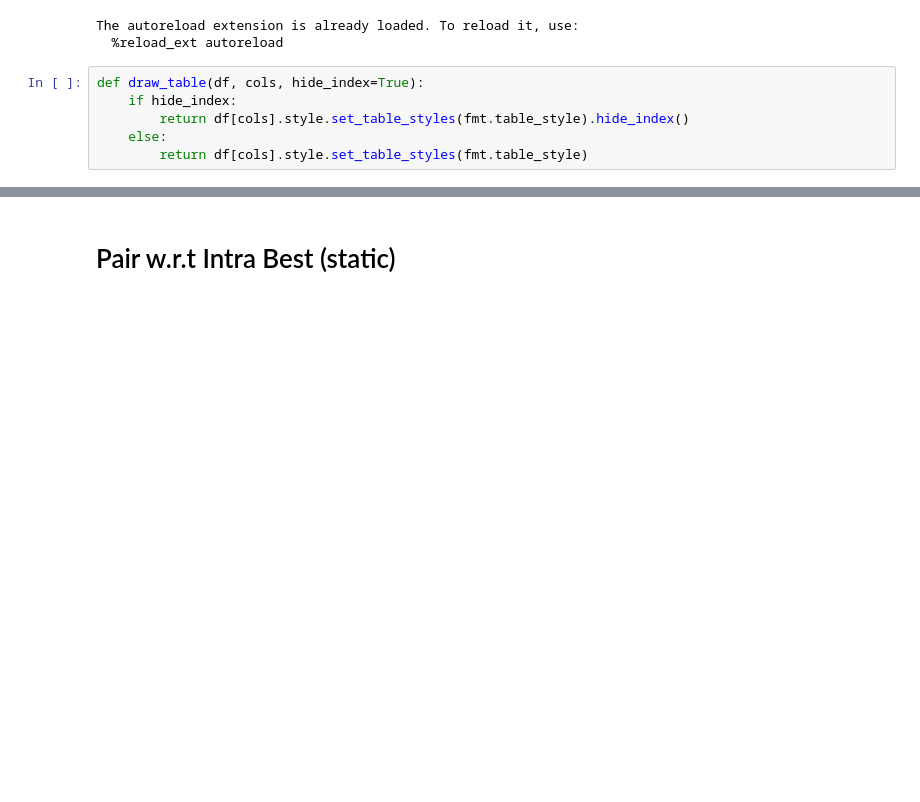
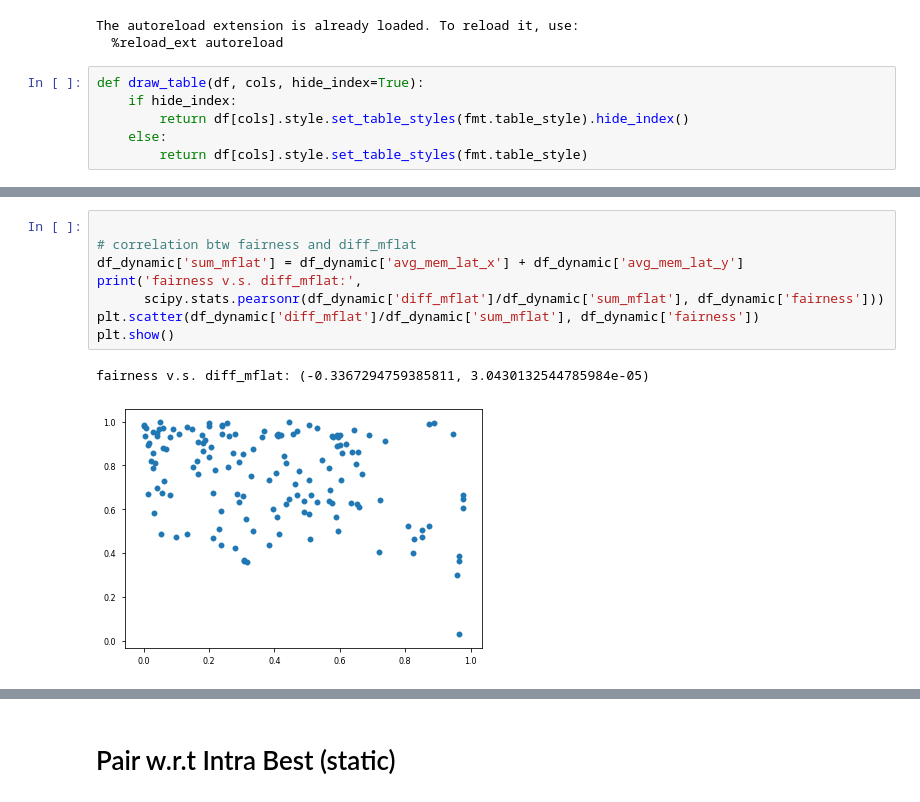
Before and after one commit to UofT-EcoSystem/GPU-Virtualization-Benchmarks, a Jupyter notebook: util/data/notebooks/View_Pairs.ipynb, the cells around one changed output, grey strips where cells are left out. Drawn from its saved outputs; the diff is of its cells as text; blank space fills up the shorter version.

```diff
--- a/util/data/notebooks/View_Pairs.ipynb
+++ b/util/data/notebooks/View_Pairs.ipynb
@@ -43,0 +53,11 @@ output = os.path.join(PKL_PATH, 'pair_dynamic_seq.pkl')
+# %%
+
+# correlation btw fairness and diff_mflat
+df_dynamic['sum_mflat'] = df_dynamic['avg_mem_lat_x'] + df_dynamic['avg_mem_lat_y']
+print('fairness v.s. diff_mflat:',
+      scipy.stats.pearsonr(df_dynamic['diff_mflat']/df_dynamic['sum_mflat'], df_dynamic['fairness']))
+plt.scatter(df_dynamic['diff_mflat']/df_dynamic['sum_mflat'], df_dynamic['fairness'])
+plt.show()
+# %% [output]
+fairness v.s. diff_mflat: (-0.3367294759385811, 3.0430132544785984e-05)
+[figure, added]
```
Also changed, not shown: parts of 7 cells of this notebook, 3 other files.
